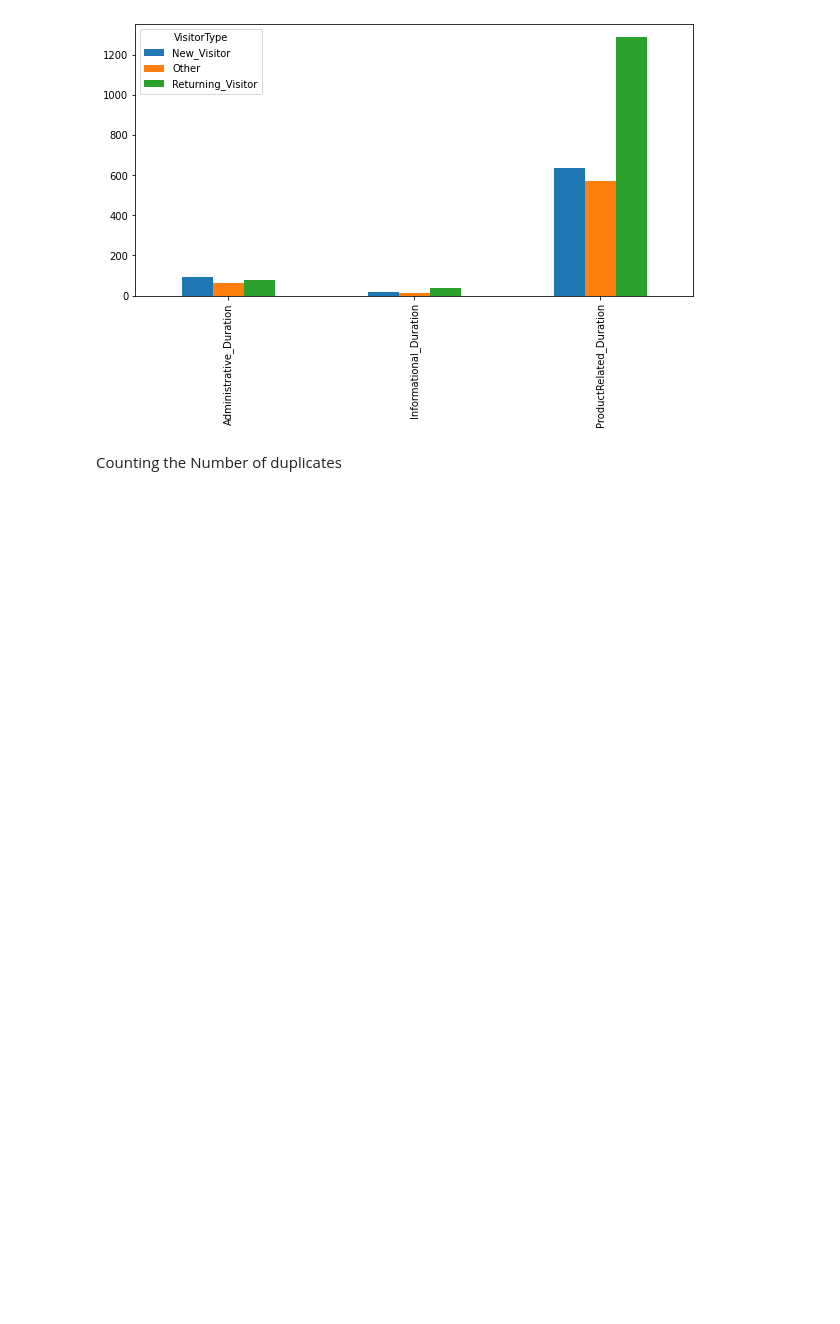
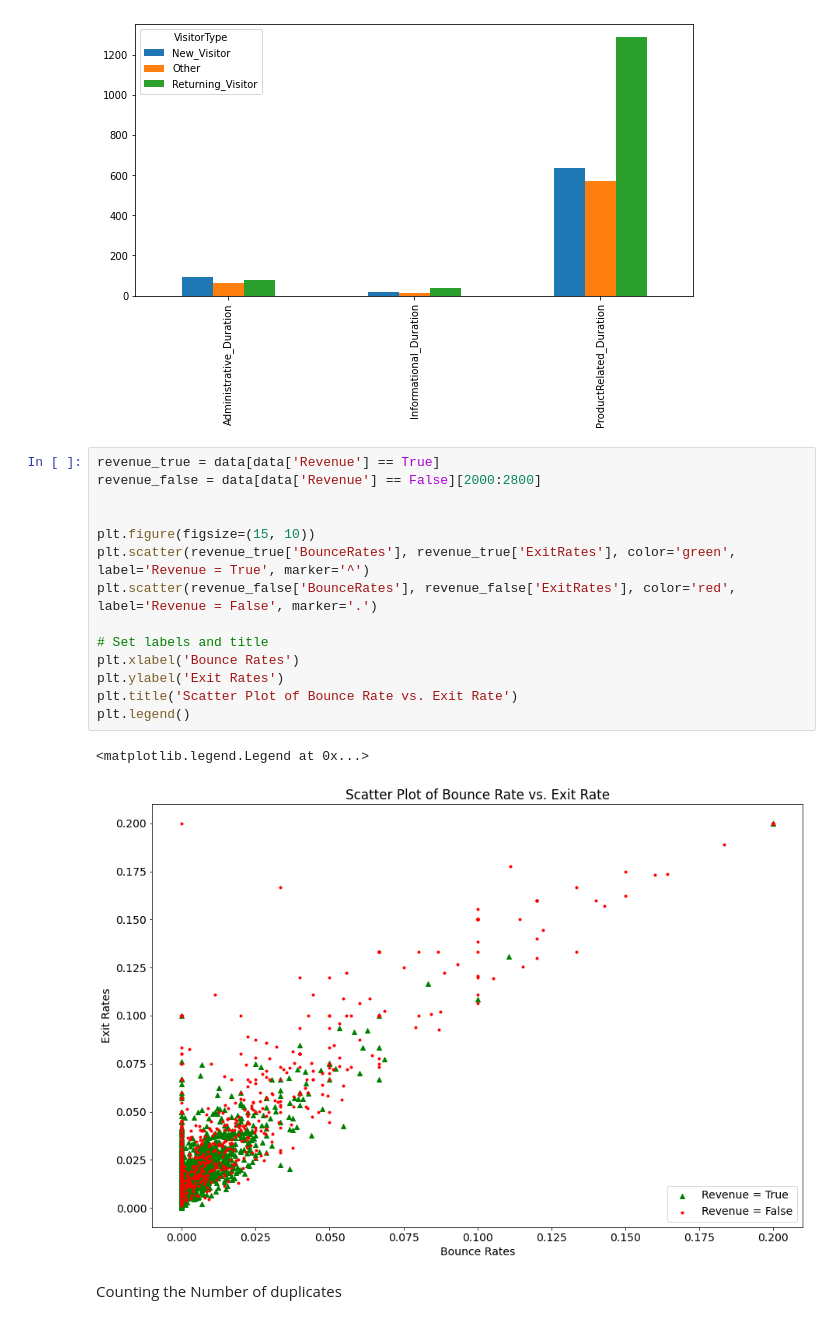
Before and after one commit to Kaustuv-Karki/Data-mining, a Jupyter notebook: KNN/knn-online-shop.ipynb, the cells around one changed output. Saved outputs shown, nothing was run; the diff lists cells and outputs as text; blank space fills up the shorter version.

```diff
--- a/KNN/knn-online-shop.ipynb
+++ b/KNN/knn-online-shop.ipynb
@@ -139,6 +163,23 @@ pd.pivot_table(df_pvt, values=['Administrative_Duration','Informational_Duration
 # %% [output]
 <AxesSubplot:>
 [figure]
+# %%
+revenue_true = data[data['Revenue'] == True]
+revenue_false = data[data['Revenue'] == False][2000:2800]
+
+
+plt.figure(figsize=(15, 10))
+plt.scatter(revenue_true['BounceRates'], revenue_true['ExitRates'], color='green', label='Revenue = True', marker='^')
+plt.scatter(revenue_false['BounceRates'], revenue_false['ExitRates'], color='red', label='Revenue = False', marker='.')
+
+# Set labels and title
+plt.xlabel('Bounce Rates')
+plt.ylabel('Exit Rates')
+plt.title('Scatter Plot of Bounce Rate vs. Exit Rate')
+plt.legend()
+# %% [output]
+<matplotlib.legend.Legend at 0x...>
+[figure, added]
 # %% [markdown]
 Counting the Number of duplicates
 # %%
```
Also changed, not shown: parts of 40 cells of this notebook.
